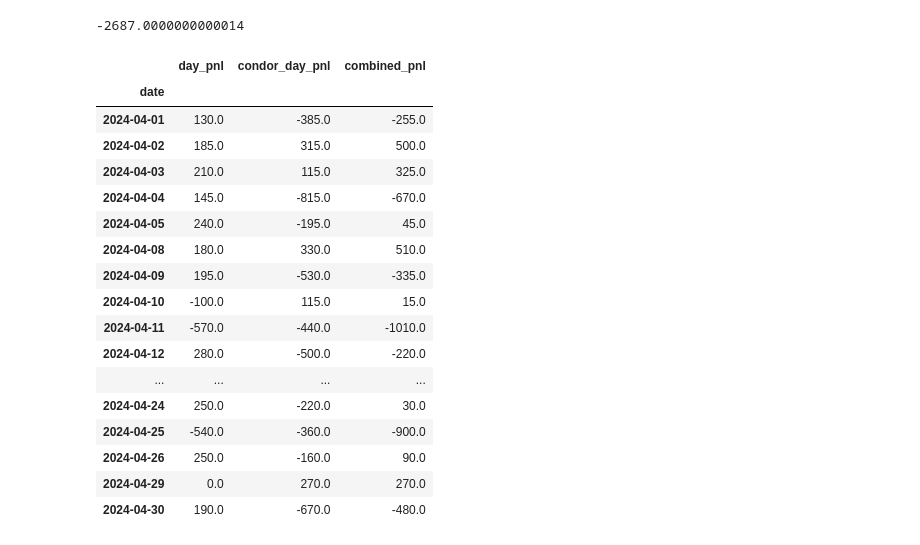
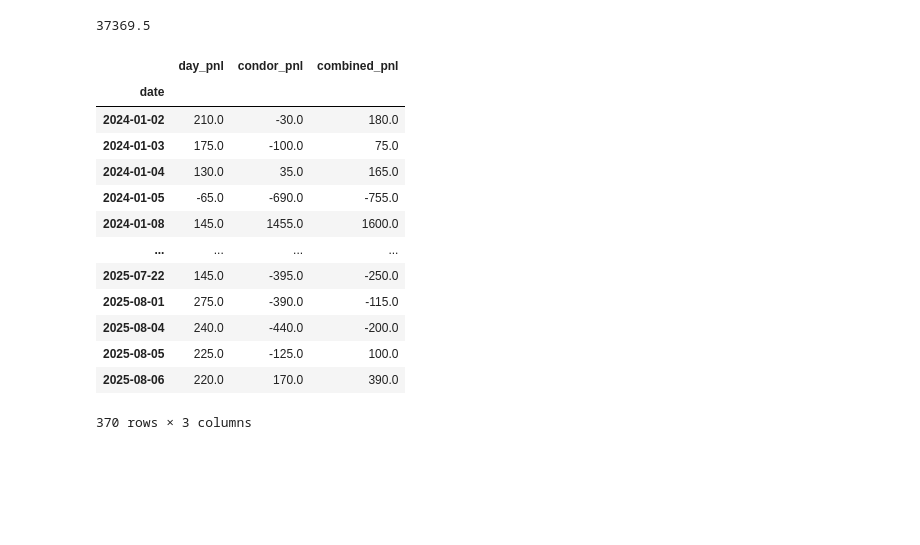
Before and after one commit to Sudhanshu7882/Us-market, a Jupyter notebook: Strategy1/strategy1.ipynb, the cells around one changed output. Drawn from its saved outputs; the diff is of its cells as text; code cells hidden in the pictures; blank space fills up the shorter version.

```diff
--- a/Strategy1/strategy1.ipynb
+++ b/Strategy1/strategy1.ipynb
@@ -11,14 +11,14 @@ from plotly.subplots import make_subplots
 ########## Parameters class
 ####Core principals to be decided once and not changed through out the strategy
 
-# 15 mins ORB
+# 30 mins ORB
 # enter a spread on either side which is tested first
 
 
 class Params():
     def __init__(self) -> None:
     # Non changeable parameters
-        self.Period = "15 mins"
+        self.Period = "30 mins"
         self.strike_chng = 5
         self.lot_size = 100
         self.ref_atm = 0
@@ -35,10 +35,16 @@ class Params():
         self.enter_condor = False
 
 
+
     # Changeable parameters
         self.strikes_away = 15
         self.strategy_stoploss = 0
         self.square_off_time = dt.time(15)
+        self.condor_pnl = 0
+        self.spread_pnl = 0
+        self.realised_pnl = 0
+        self.unrealised_pnl = 0
+        self.ORB_range = 0
 
 
 class Single_leg():
@@ -51,6 +57,7 @@ class Single_leg():
         self.open_time = 0
         self.close_time = 0
         self.lots = 0
+        self.m2m = 0
 
 
 class Condor():
@@ -315,6 +481,10 @@ Breakout CALL, enter at 10:02:01
 data_dicts = []
 for pos_map in all_positions:              # each pos_map is a dict {sid: Position()}
     for sid, pos in pos_map.items():
+        call_sell_pnl = ((pos.condor.call_sell.open_px - pos.condor.call_sell.close_px) * pos.condor.call_sell.lots) * model_params.lot_size
+        put_sell_pnl = ((pos.condor.put_sell.open_px - pos.condor.put_sell.close_px) * pos.condor.put_sell.lots) * model_params.lot_size
+        call_buy_pnl = ((pos.condor.call_buy.close_px - pos.condor.call_buy.open_px) * pos.condor.call_buy.lots) * model_params.lot_size
+        put_buy_pnl = ((pos.condor.put_buy.close_px - pos.condor.put_buy.open_px) * pos.condor.put_buy.lots) * model_params.lot_size
         # turn condor data into dict
         condor_dict = {}
         if hasattr(pos, "condor"):
@@ -334,13 +504,22 @@ for pos_map in all_positions:              # each pos_map is a dict {sid: Positi
                 "call_buy_strike": pos.condor.call_buy.strike,
                 "call_buy_open_px": pos.condor.call_buy.open_px,
                 "call_buy_close_px": pos.condor.call_buy.close_px,
+                "call_sell_lots" : pos.condor.call_sell.lots,
+                "put_buy_lots": pos.condor.put_buy.lots,
+                "put_sell_lots" : pos.condor.put_sell.lots,
+                "call_buy_lots" : pos.condor.call_buy.lots,
                 "put_buy_strike": pos.condor.put_buy.strike,
                 "put_buy_open_px": pos.condor.put_buy.open_px,
                 "put_buy_close_px": pos.condor.put_buy.close_px,
                 "condor_close_time" : pos.condor.call_sell.close_time,
                 "status " : pos.condor.condor_status,
-                "condor_day_pnl" : ((pos.condor.call_sell.open_px - pos.condor.call_sell.close_px) + (pos.condor.put_sell.open_px - pos.condor.put_sell.close_px)
-                             + (pos.condor.call_buy.close_px - pos.condor.call_buy.open_px) + (pos.condor.put_buy.close_px - pos.condor.put_buy.open_px) ) * 100
+                "condor_pnl" : round(call_sell_pnl + put_sell_pnl + call_buy_pnl + put_buy_pnl,2),
+                "condor_call_close_tm": pos.condor.call_sell.close_time,
+                "condor,put_close,tm" : pos.condor.put_sell.close_time
+                # "condor_day_pnl" : (((pos.condor.call_sell.open_px - pos.condor.call_sell.close_px) * pos.condor.call_sell.lots)
+                #                     + ((pos.condor.put_sell.open_px - pos.condor.put_sell.close_px) * pos.condor.put_sell.lots)
+                #              + ((pos.condor.call_buy.close_px - pos.condor.call_buy.open_px) * pos.condor.call_buy.lots)
+                #              + ((pos.condor.put_buy.close_px - pos.condor.put_buy.open_px) * pos.condor.put_buy.lots) ) * 100
             }
 
         # turn spread data into dict
@@ -375,6 +554,7 @@ df_trades = pd.DataFrame(data_dicts)
 if "condor_open_time" in df_trades.columns:
     df_trades = df_trades.set_index("condor_open_time")
 
-print(df_trades['condor_max_loss'].max())
-print(df_trades["spread_max_loss"].max())
+print(df_trades['condor_max_loss'].min())
+print(df_trades["spread_max_loss"].min())
+df_trades
 # %% [output]
@@ -383,31 +584,25 @@ print(df_trades["spread_max_loss"].max())
 # %%
 df_trades['date'] = pd.to_datetime(df_trades.index).date
-df_trades2 = df_trades[['date',"day_pnl","condor_day_pnl"]]
+df_trades2 = df_trades[['date',"day_pnl","condor_pnl"]]
 df_trades2 = df_trades2.groupby('date').agg("sum").reset_index()
 df_trades2 = df_trades2.set_index('date')
 # df_trades2
-df_trades2["combined_pnl"] = df_trades2["day_pnl"] + df_trades2["condor_day_pnl"]
+df_trades2["combined_pnl"] = round(df_trades2["day_pnl"] + df_trades2["condor_pnl"],3)
 print(df_trades2.combined_pnl.sum())
 df_trades2
-# df_trades3 = df_trades2[df_trades2["combined_pnl"] < 0 ]
-# df_trades3
 # %% [output]
--2687.0000000000014
+37369.5
-|  | day_pnl | condor_day_pnl | combined_pnl |
+|  | day_pnl | condor_pnl | combined_pnl |
 | date |  |  |  |
-| 2024-04-01 | 130.0 | -385.0 | -255.0 |
-| 2024-04-02 | 185.0 | 315.0 | 500.0 |
-| 2024-04-03 | 210.0 | 115.0 | 325.0 |
-| 2024-04-04 | 145.0 | -815.0 | -670.0 |
-| 2024-04-05 | 240.0 | -195.0 | 45.0 |
-| 2024-04-08 | 180.0 | 330.0 | 510.0 |
-| 2024-04-09 | 195.0 | -530.0 | -335.0 |
-| 2024-04-10 | -100.0 | 115.0 | 15.0 |
-| 2024-04-11 | -570.0 | -440.0 | -1010.0 |
-| 2024-04-12 | 280.0 | -500.0 | -220.0 |
+| 2024-01-02 | 210.0 | -30.0 | 180.0 |
+| 2024-01-03 | 175.0 | -100.0 | 75.0 |
+| 2024-01-04 | 130.0 | 35.0 | 165.0 |
+| 2024-01-05 | -65.0 | -690.0 | -755.0 |
+| 2024-01-08 | 145.0 | 1455.0 | 1600.0 |
 | ... | ... | ... | ... |
-| 2024-04-24 | 250.0 | -220.0 | 30.0 |
-| 2024-04-25 | -540.0 | -360.0 | -900.0 |
-| 2024-04-26 | 250.0 | -160.0 | 90.0 |
-| 2024-04-29 | 0.0 | 270.0 | 270.0 |
-| 2024-04-30 | 190.0 | -670.0 | -480.0 |
+| 2025-07-22 | 145.0 | -395.0 | -250.0 |
+| 2025-08-01 | 275.0 | -390.0 | -115.0 |
+| 2025-08-04 | 240.0 | -440.0 | -200.0 |
+| 2025-08-05 | 225.0 | -125.0 | 100.0 |
+| 2025-08-06 | 220.0 | 170.0 | 390.0 |
+370 rows × 3 columns
```
Also changed, not shown: parts of 7 cells of this notebook, 4 other files.
